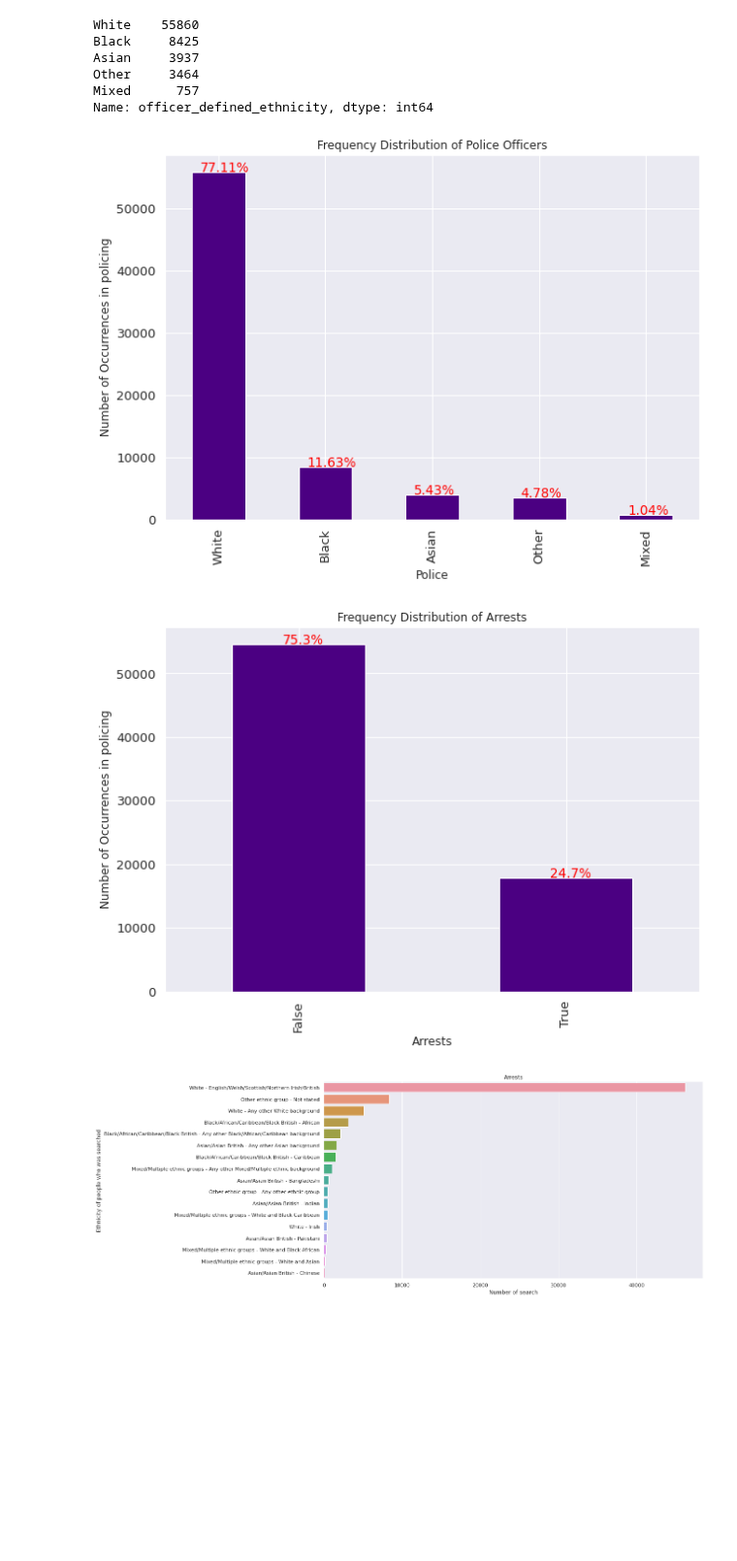
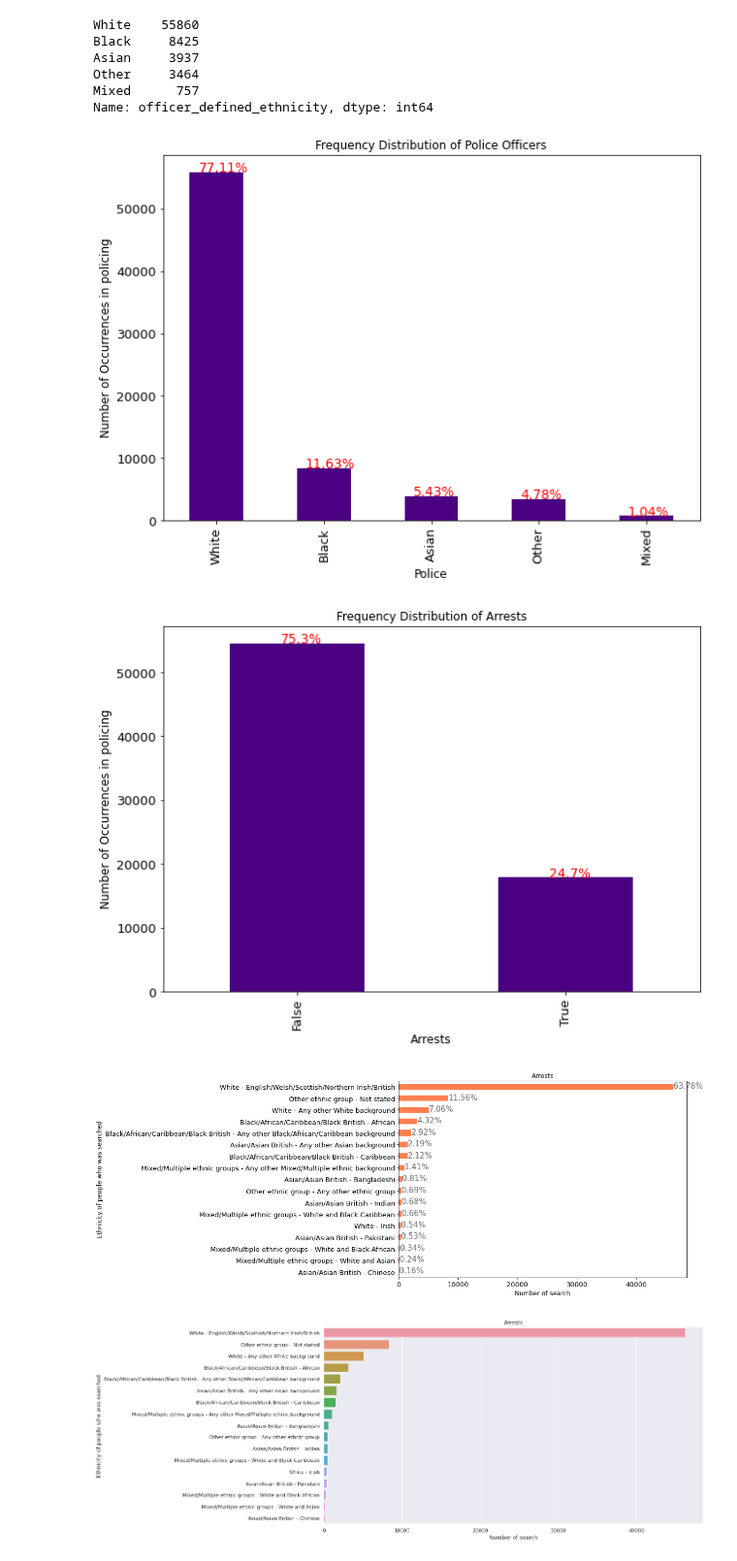
Before and after one commit to ah20776/CE888---Assignment, a Jupyter notebook: Ethnicity in UK Policing/newbias.ipynb, the cells around one changed output. Shown at 97% size. Drawn from its saved outputs; the diff is of its cells as text; code cells hidden in the pictures; blank space fills up the shorter version.

```diff
--- a/Ethnicity in UK Policing/newbias.ipynb
+++ b/Ethnicity in UK Policing/newbias.ipynb
@@ -379,13 +385,39 @@ Asian     3937
 Other     3464
 Mixed      757
 Name: officer_defined_ethnicity, dtype: int64
+# %%
+ax = data['officer_defined_ethnicity'].value_counts().plot(kind='bar', figsize=(10,7),
+                                                  color="indigo", fontsize=13);
+ax.set_alpha(0.8)
+ax.set_title("Frequency Distribution of Police Officers", fontsize=12)
+ax.set_ylabel('Number of Occurrences in policing', fontsize=12)
+ax.set_xlabel('Police', fontsize=12)
+
+totals = []
+
+# find the values and append to list
+for i in ax.patches:
+    totals.append(i.get_height())
+
+# set individual bar lables using above list
+total = sum(totals)
+
+# set individual bar lables using above list
+for i in ax.patches:
+    # get_x pulls left or right; get_height pushes up or down
+    ax.text(i.get_x()+0.08, i.get_height()+5, \
+            str(round((i.get_height()/total)*100, 2))+'%', fontsize=13.5,
+                color='red')
+# %% [output]
+[figure, added]
 # %%
-bx = data['officer_defined_ethnicity'].value_counts().plot(kind='bar', figsize=(10,7),
+bx = data['outcome_linked_to_object_of_search'].value_counts().plot(kind='bar', figsize=(10,7),
                                                   color="indigo", fontsize=13);
 bx.set_alpha(0.8)
-bx.set_title("Frequency Distribution of Police Officers", fontsize=12)
-plt.ylabel('Number of Occurrences in policing', fontsize=12)
-plt.xlabel('Police', fontsize=12)
+bx.set_title("Frequency Distribution of Arrests", fontsize=12)
+bx.set_ylabel('Number of Occurrences in policing', fontsize=12)
+bx.set_xlabel('Arrests', fontsize=12)
+
 
 totals = []
 
@@ -399,36 +431,40 @@ total = sum(totals)
 # set individual bar lables using above list
 for i in bx.patches:
     # get_x pulls left or right; get_height pushes up or down
-    bx.text(i.get_x()+0.08, i.get_height()-3, \
+    bx.text(i.get_x()+.19, i.get_height()+0, \
             str(round((i.get_height()/total)*100, 2))+'%', fontsize=13.5,
                 color='red')
 # %% [output]
-[figure, old version]
+[figure, new version]
 # %%
-ax = data['outcome_linked_to_object_of_search'].value_counts().plot(kind='bar', figsize=(10,7),
-                                                  color="indigo", fontsize=13);
-ax.set_alpha(0.8)
-ax.set_title("Frequency Distribution of Arrests", fontsize=12)
-plt.ylabel('Number of Occurrences in policing', fontsize=12)
-plt.xlabel('Arrests', fontsize=12)
+cx = data['self_defined_ethnicity'].value_counts().plot(kind='barh', figsize=(10,7),
+                                        color="coral", fontsize=13);
+cx.set_alpha(0.8)
+cx.set_title("Arrests", fontsize=12)
+cx.set_ylabel('Ethnicity of people who was searched', fontsize=12)
+cx.set_xlabel('Number of search', fontsize=12)
 
+# create a list to collect the plt.patches data
 totals = []
 
 # find the values and append to list
-for i in ax.patches:
-    totals.append(i.get_height())
+for i in cx.patches:
+    totals.append(i.get_width())
 
 # set individual bar lables using above list
 total = sum(totals)
 
 # set individual bar lables using above list
-for i in ax.patches:
-    # get_x pulls left or right; get_height pushes up or down
-    ax.text(i.get_x()+.19, i.get_height()+0, \
-            str(round((i.get_height()/total)*100, 2))+'%', fontsize=13.5,
-                color='red')
+for i in cx.patches:
+    # get_width pulls left or right; get_y pushes up or down
+    cx.text(i.get_width()+.3, i.get_y()+.38, \
+            str(round((i.get_width()/total)*100, 2))+'%', fontsize=15,
+color='dimgrey')
+
+# invert for largest on top
+cx.invert_yaxis()
 # %% [output]
-[figure, old version]
+[figure, new version]
 # %%
 plt.figure(figsize=(15, 8))
 cx = sns.countplot(y='self_defined_ethnicity', data=data,
```
Also changed, not shown: parts of 1 cell of this notebook.
